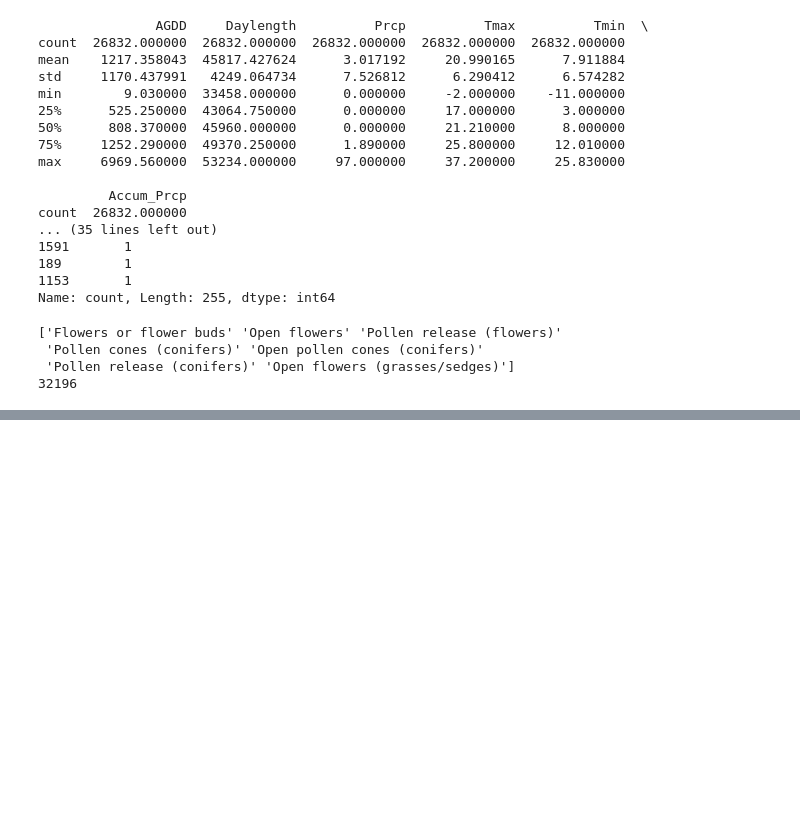
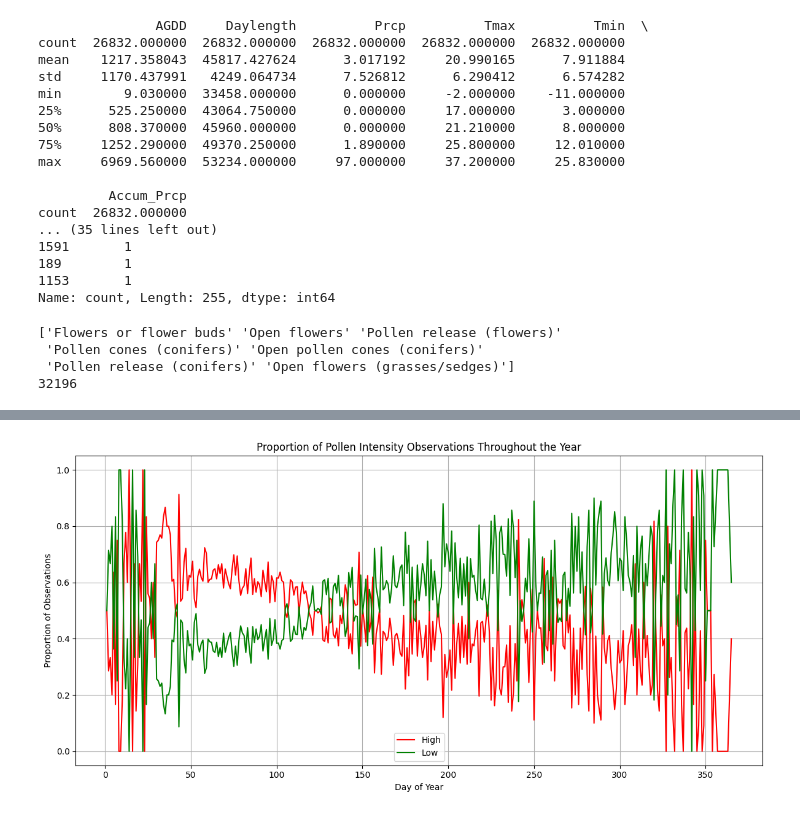
Before and after one commit to abdul8117/geog398e-project, a Jupyter notebook: scripts/notebook.ipynb, the cells around one changed output, grey strips where cells are left out. Saved outputs shown, nothing was run; the diff lists cells and outputs as text; code cells hidden in the pictures; blank space fills up the shorter version.

```diff
--- a/scripts/notebook.ipynb
+++ b/scripts/notebook.ipynb
@@ -312,0 +405,7 @@ print(cleaned_df.shape[0])
+# %%
+analyzer2.plot_normalized_intensity()
+# """
+# Plots the proportion of high and low intensity observations for each day of the year.
+# """
+# %% [output]
+[figure, added]
```
Also changed, not shown: parts of 8 cells of this notebook, 1 other file.
